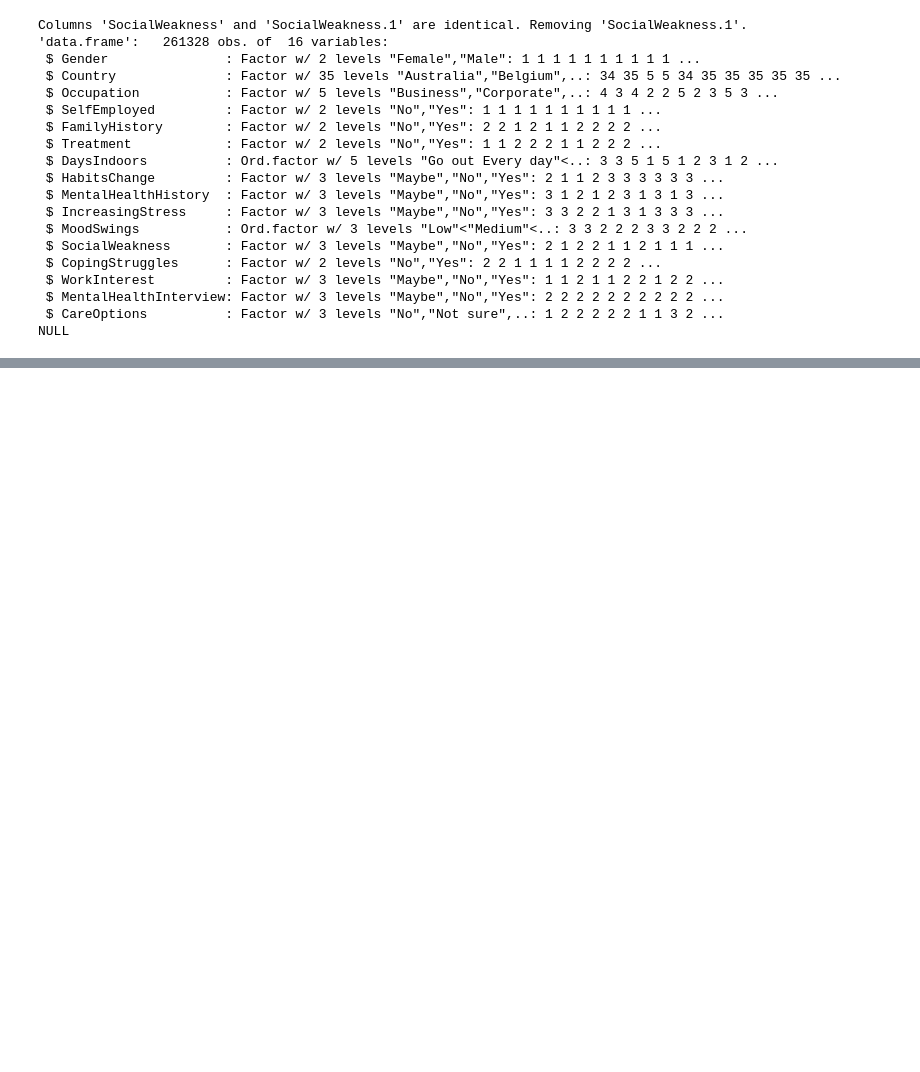
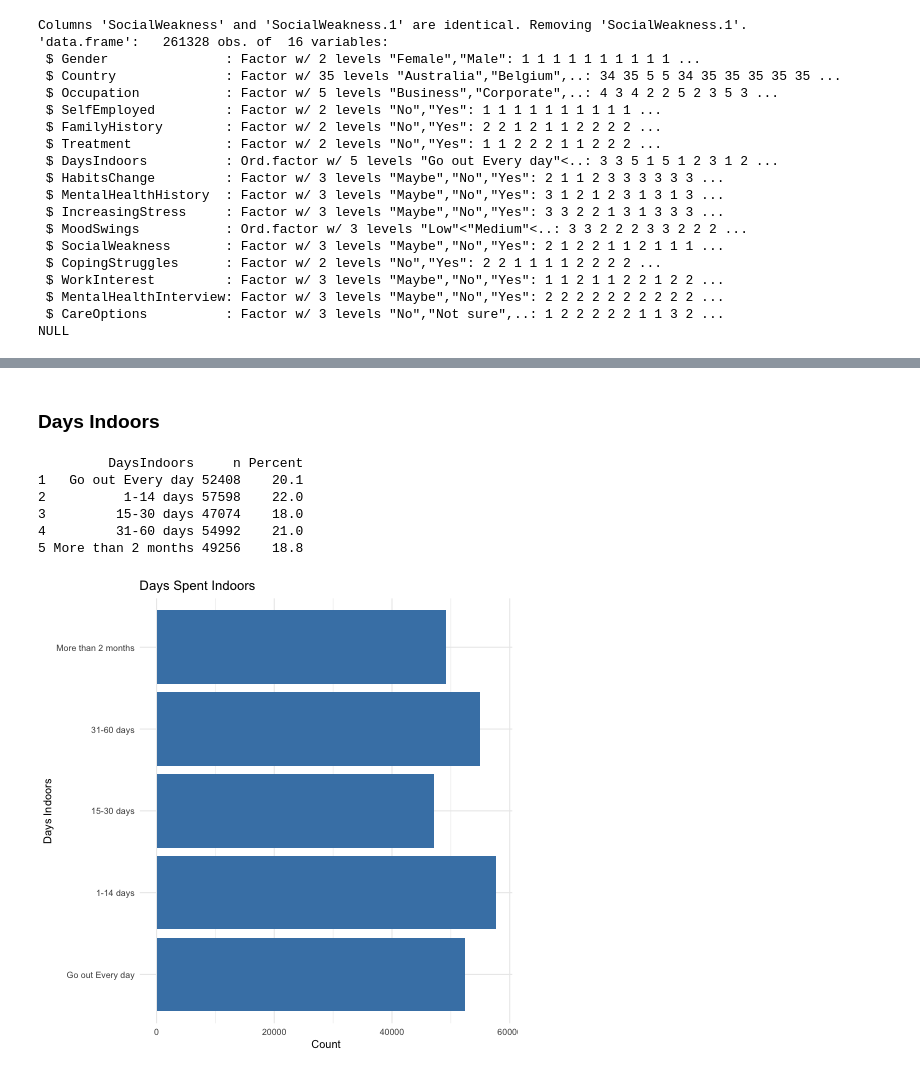
Before and after one commit to Deepking1996/ADS-506_Group_3_Final_Team_Project-, a Jupyter notebook: ADS_506_Final_Team_Project.ipynb, the cells around one changed output, grey strips where cells are left out. Saved outputs shown, nothing was run; the diff lists cells and outputs as text; code cells hidden in the pictures; blank space fills up the shorter version.

```diff
--- a/ADS_506_Final_Team_Project.ipynb
+++ b/ADS_506_Final_Team_Project.ipynb
@@ -261,0 +292,24 @@ NULL
+# %% [markdown]
+### Days Indoors
+# %%
+%%R
+days_counts <- mental_health_data %>%
+  count(DaysIndoors) %>%
+  mutate(Percent = round(n / sum(n) * 100, 1))
+
+print(days_counts)
+
+ggplot(days_counts, aes(x = DaysIndoors, y = n)) +
+  geom_col(fill = "steelblue") +
+  coord_flip() +
+  labs(title = "Days Spent Indoors",
+       x = "Days Indoors", y = "Count") +
+  theme_minimal()
+# %% [output]
+         DaysIndoors     n Percent
+1   Go out Every day 52408    20.1
+2          1-14 days 57598    22.0
+3         15-30 days 47074    18.0
+4         31-60 days 54992    21.0
+5 More than 2 months 49256    18.8
+[figure, added]
```
Also changed, not shown: parts of 26 cells of this notebook.
